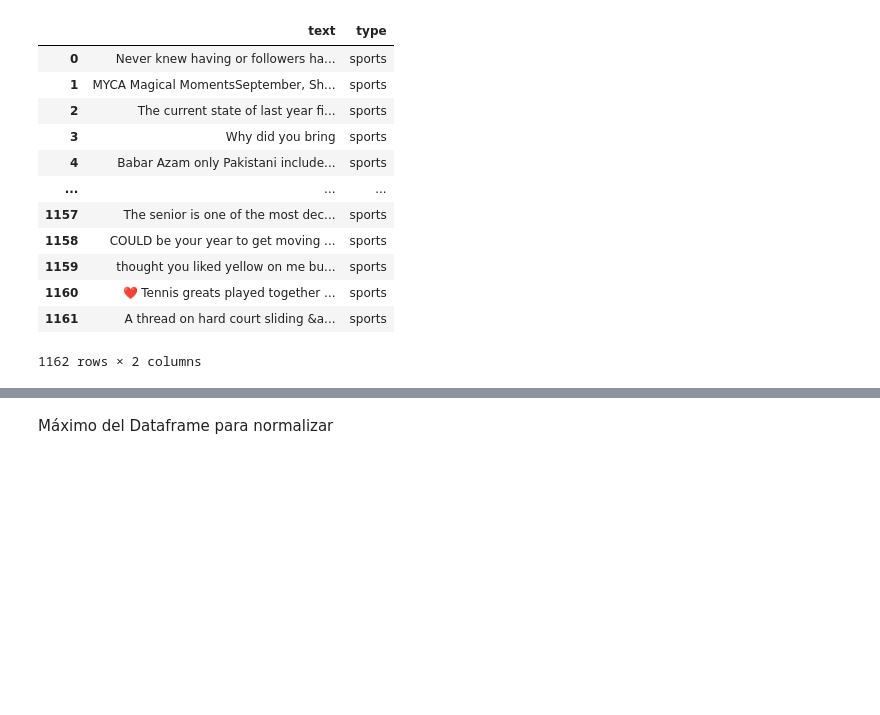
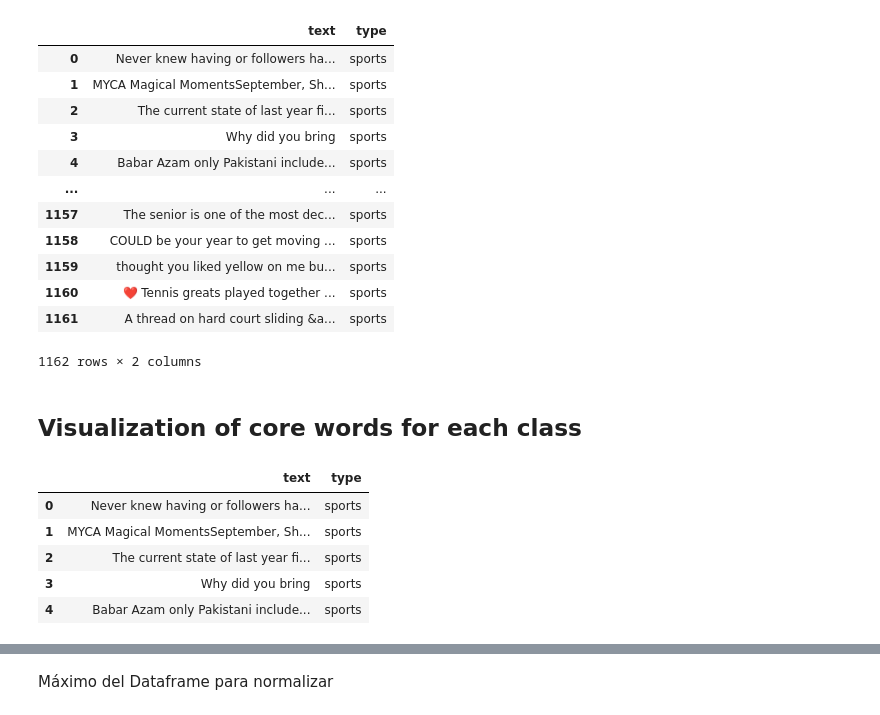
Before and after one commit to jtlavin/Basic-NN-for-NLP, a Jupyter notebook: NNf_NLP01.ipynb, the cells around one changed output, grey strips where cells are left out. Drawn from its saved outputs; the diff is of its cells as text; code cells hidden in the pictures; blank space fills up the shorter version.

```diff
--- a/NNf_NLP01.ipynb
+++ b/NNf_NLP01.ipynb
@@ -91,3 +99,14 @@ df
 | 1160 | ❤️ Tennis greats played together ... | sports |
 | 1161 | A thread on hard court sliding &a... | sports |
 1162 rows × 2 columns
+# %% [markdown]
+## Visualization of core words for each class
+# %%
+df.head()
+# %% [output]
+|  | text | type |
+| 0 | Never knew having or followers ha... | sports |
+| 1 | MYCA Magical MomentsSeptember, Sh... | sports |
+| 2 | The current state of last year fi... | sports |
+| 3 | Why did you bring | sports |
+| 4 | Babar Azam only Pakistani include... | sports |
```
Also changed, not shown: parts of 23 cells of this notebook.
